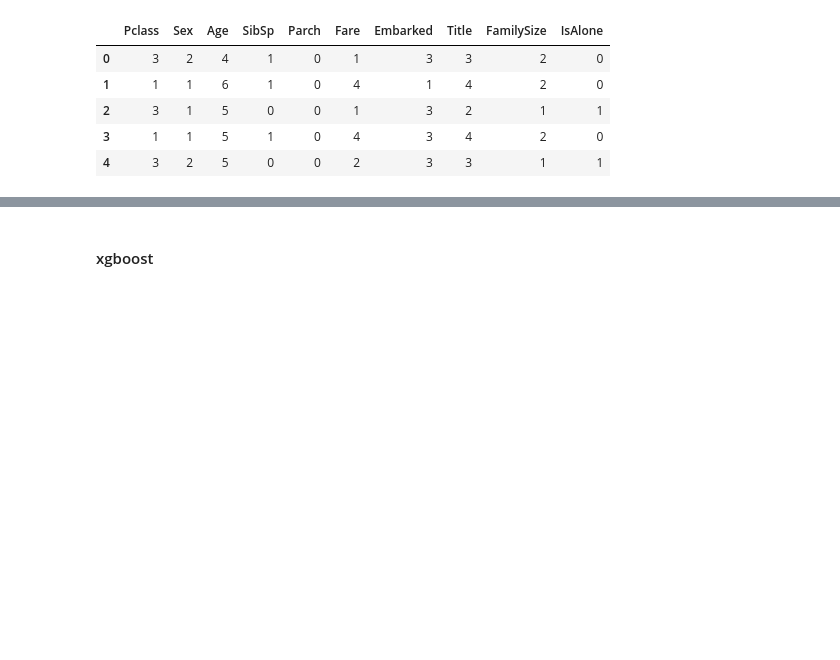
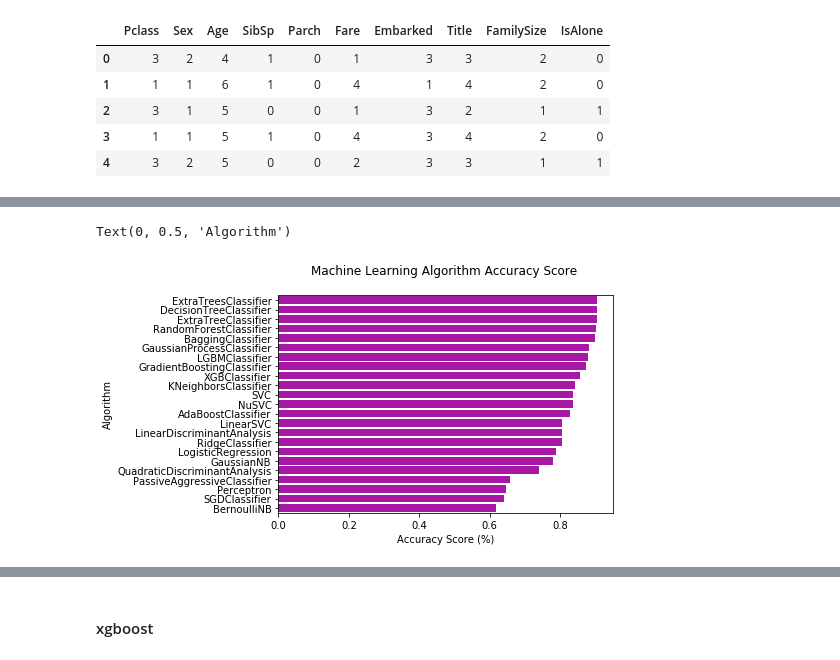
Before and after one commit to find-happiness/tensorflow-kaggle, a Jupyter notebook: titanic/titanic_v2.ipynb, the cells around one changed output, grey strips where cells are left out. Saved outputs shown, nothing was run; the diff lists cells and outputs as text; code cells hidden in the pictures; blank space fills up the shorter version.

```diff
--- a/titanic/titanic_v2.ipynb
+++ b/titanic/titanic_v2.ipynb
@@ -328,0 +376,5 @@ array([[3, 2, 5, ..., 3, 1, 1],
+# %%
+#训练没有参数优化的模型并生成pandas数据
+mla_colums = ["MLA Name","MLA params","MLA train acc mean","MLA Test Acc mean","MLA Test ACC 3*STD","MLA Time"]
+MLA_compare = pd.DataFrame(columns=mla_colums)
+MLA_compare
@@ -328,0 +383,29 @@ array([[3, 2, 5, ..., 3, 1, 1],
+# %%
+cv_split = model_selection.ShuffleSplit(n_splits=10,test_size=0.3,train_size=0.6,random_state=42)
+
+row_index = 0
+for alg in MLA:
+    colums_index = 0
+    MLA_name = alg.__class__.__name__
+    MLA_compare.loc[row_index,mla_colums[colums_index]] = MLA_name
+    colums_index+=1
+    MLA_compare.loc[row_index,mla_colums[colums_index]] = str(alg.get_params())
+    colums_index+=1
+    cv_result = model_selection.cross_validate(alg,x_train_,y_train_,cv = cv_split,return_train_score=True)
+#     print(cv_result)
+    MLA_compare.loc[row_index,mla_colums[colums_index]] = cv_result['train_score'].mean()
+    colums_index+=1
+    MLA_compare.loc[row_index,mla_colums[colums_index]] = cv_result['test_score'].mean()
+    colums_index+=1
+    MLA_compare.loc[row_index,mla_colums[colums_index]] = cv_result['test_score'].std() *3
+    colums_index+=1
+    MLA_compare.loc[row_index,mla_colums[colums_index]] = cv_result['fit_time'].mean()
+
+
+    alg.fit(x_train_,y_train_)
+    row_index+=1
+# %%
+#print and sort table: https://pandas.pydata.org/pandas-docs/stable/generated/pandas.DataFrame.sort_values.html
+MLA_compare.sort_values(by = ['MLA train acc mean'], ascending = False, inplace = True)
+MLA_compare
+#MLA_predict
@@ -329,3 +432,14 @@ array([[3, 2, 5, ..., 3, 1, 1],
+# %%
+#barplot using https://seaborn.pydata.org/generated/seaborn.barplot.html
+sns.barplot(x='MLA train acc mean', y = 'MLA Name', data = MLA_compare, color = 'm')
+
+#prettify using pyplot: https://matplotlib.org/api/pyplot_api.html
+plt.title('Machine Learning Algorithm Accuracy Score \n')
+plt.xlabel('Accuracy Score (%)')
+plt.ylabel('Algorithm')
+# %% [output]
+Text(0, 0.5, 'Algorithm')
+[figure, added]
 # %%
 from hyperopt import Trials, STATUS_OK, tpe,hp
 from hyperopt.fmin import fmin
```
Also changed, not shown: parts of 52 cells of this notebook.
